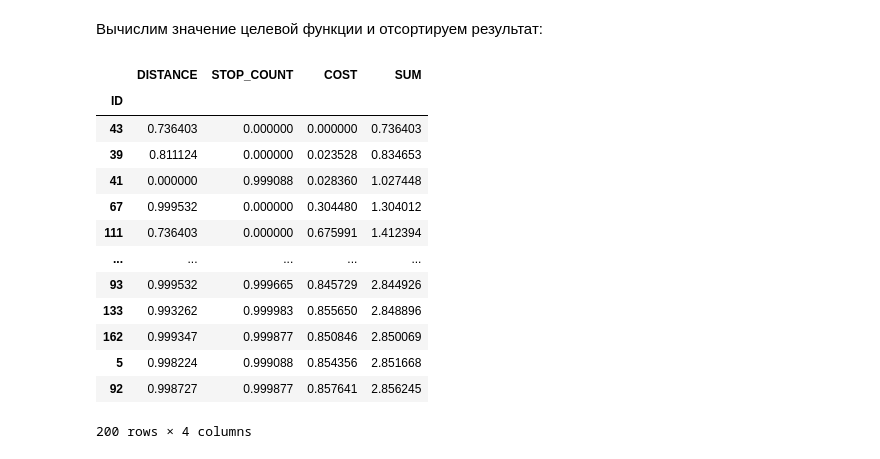
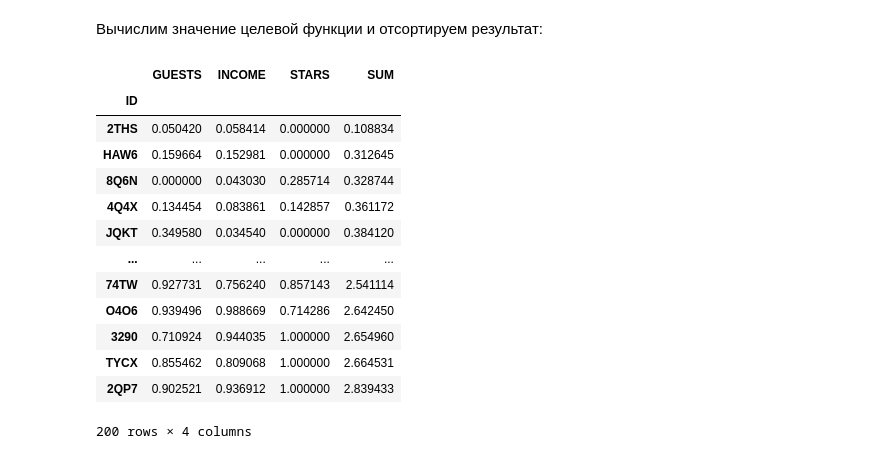
Before and after one commit to Avonna/ITMO, a Jupyter notebook: Week_6.ipynb, the cells around one changed output. Saved outputs shown, nothing was run; the diff lists cells and outputs as text; code cells hidden in the pictures.

```diff
--- a/Week_6.ipynb
+++ b/Week_6.ipynb
@@ -61,24 +86,24 @@ data
 # %% [markdown]
 Заведем дополнительную колонку для вычисления значений целевой функции:
 # %%
-data['SUM'] = 0
+df_min_max_scaled['SUM'] = 0
 # %% [markdown]
 Вычислим значение целевой функции и отсортируем результат:
-# %%
-data['SUM'] = data['DISTANCE'] + data['STOP_COUNT'] + data['COST']
-data.sort_values(by = ['SUM'])
-# %% [output]
-|  | DISTANCE | STOP_COUNT | COST | SUM |
-| ID |  |  |  |  |
-| 43 | 0.736403 | 0.000000 | 0.000000 | 0.736403 |
-| 39 | 0.811124 | 0.000000 | 0.023528 | 0.834653 |
-| 41 | 0.000000 | 0.999088 | 0.028360 | 1.027448 |
-| 67 | 0.999532 | 0.000000 | 0.304480 | 1.304012 |
-| 111 | 0.736403 | 0.000000 | 0.675991 | 1.412394 |
-| ... | ... | ... | ... | ... |
-| 93 | 0.999532 | 0.999665 | 0.845729 | 2.844926 |
-| 133 | 0.993262 | 0.999983 | 0.855650 | 2.848896 |
-| 162 | 0.999347 | 0.999877 | 0.850846 | 2.850069 |
-| 5 | 0.998224 | 0.999088 | 0.854356 | 2.851668 |
-| 92 | 0.998727 | 0.999877 | 0.857641 | 2.856245 |
-200 rows × 4 columns
+# %%
+df_min_max_scaled['SUM'] = df_min_max_scaled['GUESTS'] + df_min_max_scaled['INCOME'] + df_min_max_scaled['STARS']
+df_min_max_scaled.sort_values(by = ['SUM'])
+# %% [output]
+|  | GUESTS | INCOME | STARS | SUM |
+| ID |  |  |  |  |
+| 2THS | 0.050420 | 0.058414 | 0.000000 | 0.108834 |
+| HAW6 | 0.159664 | 0.152981 | 0.000000 | 0.312645 |
+| 8Q6N | 0.000000 | 0.043030 | 0.285714 | 0.328744 |
+| 4Q4X | 0.134454 | 0.083861 | 0.142857 | 0.361172 |
+| JQKT | 0.349580 | 0.034540 | 0.000000 | 0.384120 |
+| ... | ... | ... | ... | ... |
+| 74TW | 0.927731 | 0.756240 | 0.857143 | 2.541114 |
+| O4O6 | 0.939496 | 0.988669 | 0.714286 | 2.642450 |
+| 3290 | 0.710924 | 0.944035 | 1.000000 | 2.654960 |
+| TYCX | 0.855462 | 0.809068 | 1.000000 | 2.664531 |
+| 2QP7 | 0.902521 | 0.936912 | 1.000000 | 2.839433 |
+200 rows × 4 columns
```
Also changed, not shown: parts of 4 cells of this notebook.
